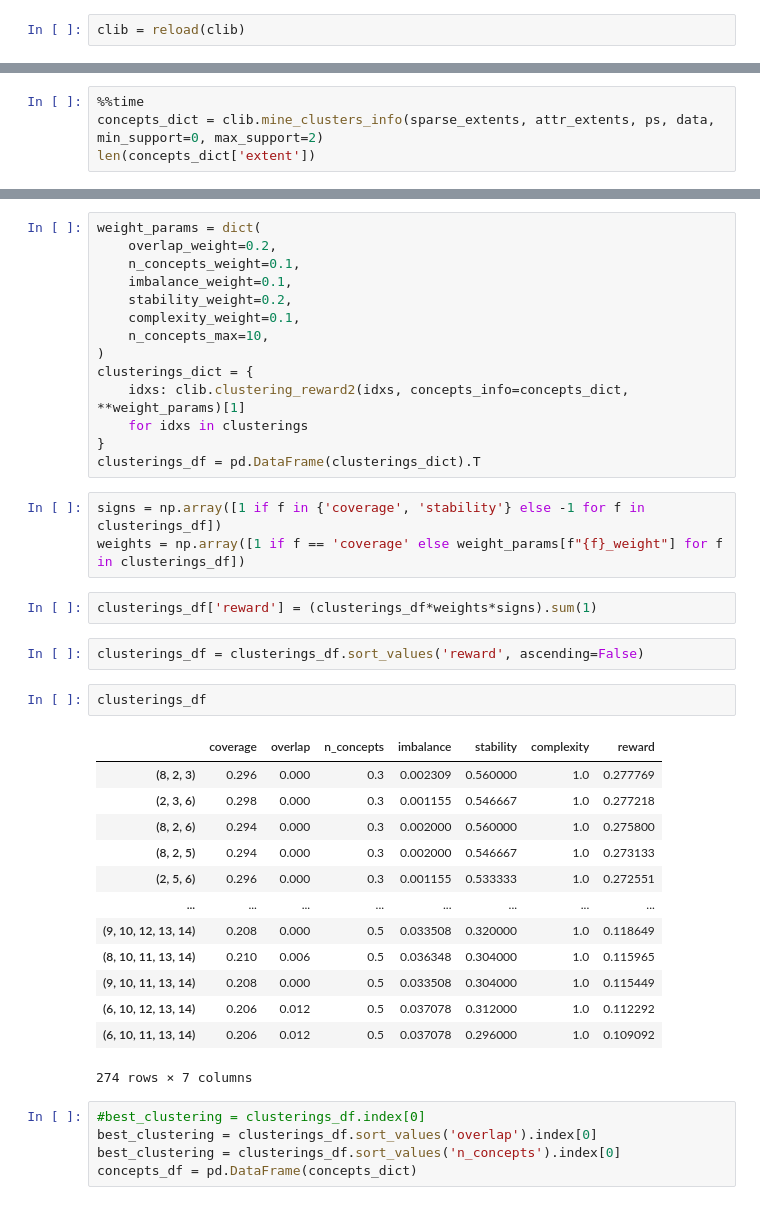
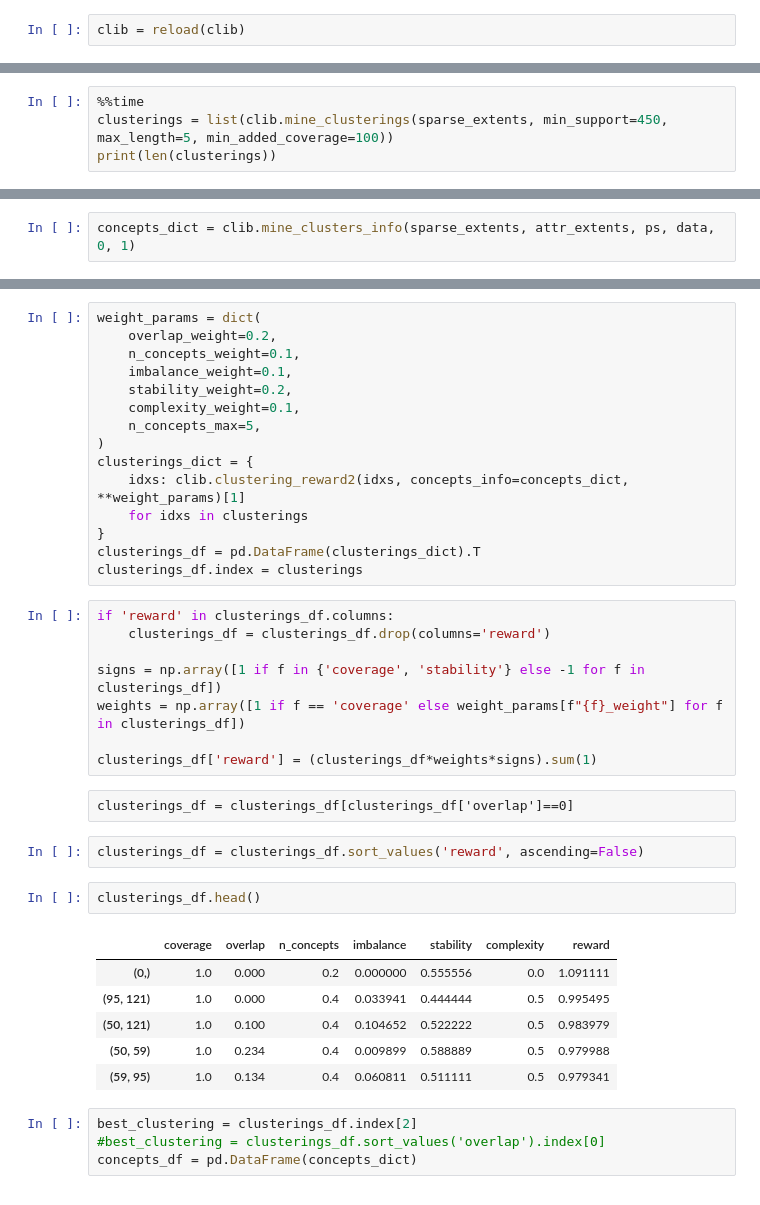
Before and after one commit to EgorDudyrev/Paper_StablePatternClustering, a Jupyter notebook: notebooks/4.09_Trying_out_rare_itemsets.ipynb, the cells around one changed output, grey strips where cells are left out. Cells and saved outputs as stored; diff of their text form.

```diff
--- a/notebooks/4.09_Trying_out_rare_itemsets.ipynb
+++ b/notebooks/4.09_Trying_out_rare_itemsets.ipynb
@@ -231,0 +234,4 @@ import pandas as pd
+# %%
+%%time
+clusterings = list(clib.mine_clusterings(sparse_extents, min_support=450, max_length=5, min_added_coverage=100))
+print(len(clusterings))
@@ -232,4 +246,2 @@ import pandas as pd
 # %%
-%%time
-concepts_dict = clib.mine_clusters_info(sparse_extents, attr_extents, ps, data, min_support=0, max_support=2)
-len(concepts_dict['extent'])
+concepts_dict = clib.mine_clusters_info(sparse_extents, attr_extents, ps, data, 0, 1)
@@ -244,39 +252,37 @@ weight_params = dict(
     imbalance_weight=0.1,
     stability_weight=0.2,
     complexity_weight=0.1,
-    n_concepts_max=10,
+    n_concepts_max=5,
 )
 clusterings_dict = {
     idxs: clib.clustering_reward2(idxs, concepts_info=concepts_dict, **weight_params)[1]
     for idxs in clusterings
 }
 clusterings_df = pd.DataFrame(clusterings_dict).T
+clusterings_df.index = clusterings
 # %%
+if 'reward' in clusterings_df.columns:
+    clusterings_df = clusterings_df.drop(columns='reward')
+
 signs = np.array([1 if f in {'coverage', 'stability'} else -1 for f in clusterings_df])
 weights = np.array([1 if f == 'coverage' else weight_params[f"{f}_weight"] for f in clusterings_df])
+
+clusterings_df['reward'] = (clusterings_df*weights*signs).sum(1)
-# %%
-clusterings_df['reward'] = (clusterings_df*weights*signs).sum(1)
+# %% [raw]
+clusterings_df = clusterings_df[clusterings_df['overlap']==0]
 # %%
 clusterings_df = clusterings_df.sort_values('reward', ascending=False)
 # %%
-clusterings_df
+clusterings_df.head()
 # %% [output]
 |  | coverage | overlap | n_concepts | imbalance | stability | complexity | reward |
-| (8, 2, 3) | 0.296 | 0.000 | 0.3 | 0.002309 | 0.560000 | 1.0 | 0.277769 |
-| (2, 3, 6) | 0.298 | 0.000 | 0.3 | 0.001155 | 0.546667 | 1.0 | 0.277218 |
-| (8, 2, 6) | 0.294 | 0.000 | 0.3 | 0.002000 | 0.560000 | 1.0 | 0.275800 |
-| (8, 2, 5) | 0.294 | 0.000 | 0.3 | 0.002000 | 0.546667 | 1.0 | 0.273133 |
-| (2, 5, 6) | 0.296 | 0.000 | 0.3 | 0.001155 | 0.533333 | 1.0 | 0.272551 |
-| ... | ... | ... | ... | ... | ... | ... | ... |
-| (9, 10, 12, 13, 14) | 0.208 | 0.000 | 0.5 | 0.033508 | 0.320000 | 1.0 | 0.118649 |
-| (8, 10, 11, 13, 14) | 0.210 | 0.006 | 0.5 | 0.036348 | 0.304000 | 1.0 | 0.115965 |
-| (9, 10, 11, 13, 14) | 0.208 | 0.000 | 0.5 | 0.033508 | 0.304000 | 1.0 | 0.115449 |
-| (6, 10, 12, 13, 14) | 0.206 | 0.012 | 0.5 | 0.037078 | 0.312000 | 1.0 | 0.112292 |
-| (6, 10, 11, 13, 14) | 0.206 | 0.012 | 0.5 | 0.037078 | 0.296000 | 1.0 | 0.109092 |
+| (0,) | 1.0 | 0.000 | 0.2 | 0.000000 | 0.555556 | 0.0 | 1.091111 |
+| (95, 121) | 1.0 | 0.000 | 0.4 | 0.033941 | 0.444444 | 0.5 | 0.995495 |
+| (50, 121) | 1.0 | 0.100 | 0.4 | 0.104652 | 0.522222 | 0.5 | 0.983979 |
+| (50, 59) | 1.0 | 0.234 | 0.4 | 0.009899 | 0.588889 | 0.5 | 0.979988 |
+| (59, 95) | 1.0 | 0.134 | 0.4 | 0.060811 | 0.511111 | 0.5 | 0.979341 |
-274 rows × 7 columns
 # %%
-#best_clustering = clusterings_df.index[0]
-best_clustering = clusterings_df.sort_values('overlap').index[0]
-best_clustering = clusterings_df.sort_values('n_concepts').index[0]
+best_clustering = clusterings_df.index[2]
+#best_clustering = clusterings_df.sort_values('overlap').index[0]
 concepts_df = pd.DataFrame(concepts_dict)
 # %%
```
Also changed, not shown: parts of 27 cells of this notebook, 2 other files.
